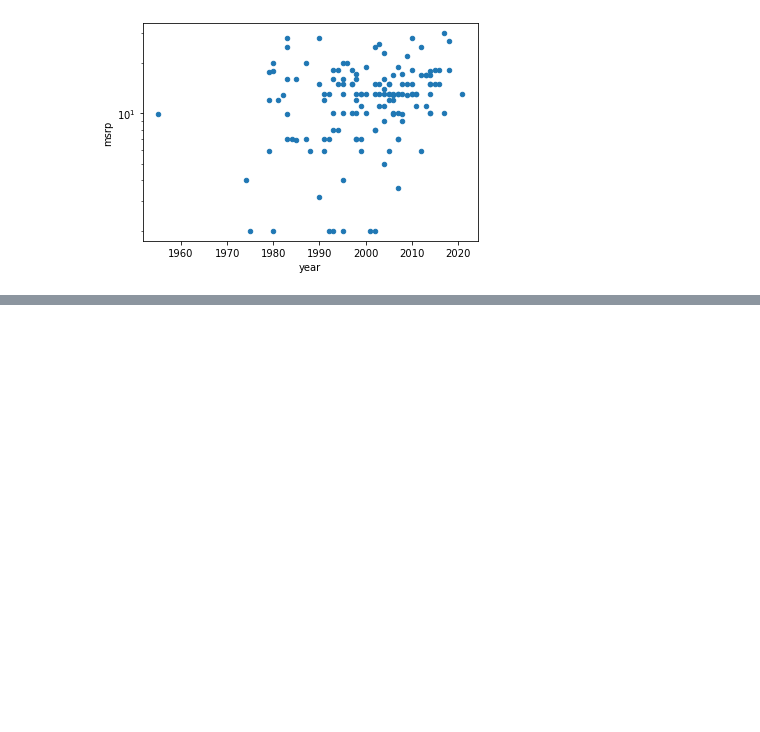
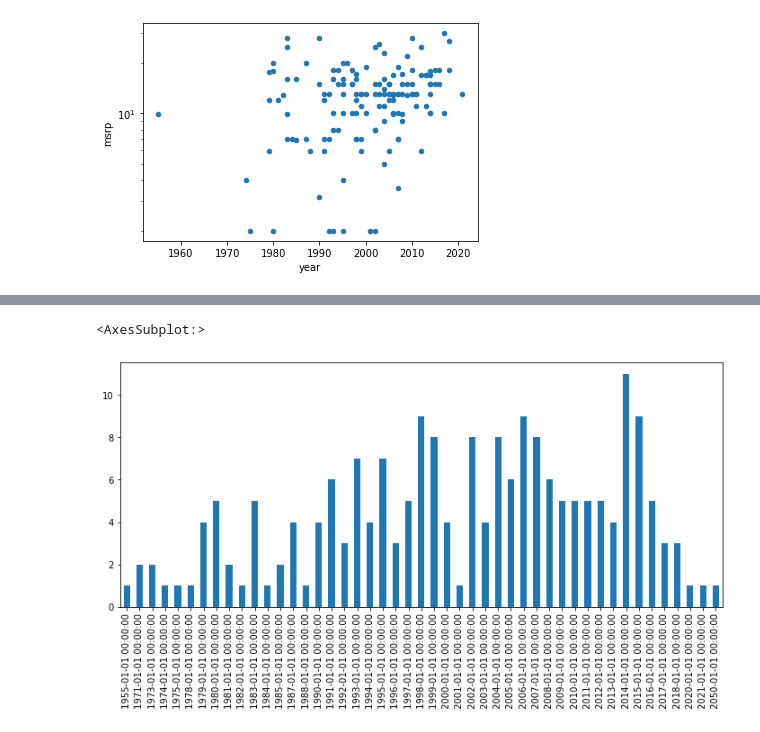
Before and after one commit to kayavila/IS445-Final-StorybookBibles, a Jupyter notebook: dataset-exploration/IS445-Final Project Pt1 - Kay Avila.ipynb, the cells around one changed output, grey strips where cells are left out. Drawn from its saved outputs; the diff is of its cells as text; code cells hidden in the pictures; blank space fills up the shorter version.

```diff
--- a/dataset-exploration/IS445-Final Project Pt1 - Kay Avila.ipynb
+++ b/dataset-exploration/IS445-Final Project Pt1 - Kay Avila.ipynb
@@ -176,0 +216,4 @@ df.plot.scatter(x='year', y='msrp', logy=True)
+# %%
+# Pandas can't store the one entry that's 1665, but that seems like a typo anyway
+# I also have a value > 2020, so fix these
+df['year'] = pd.to_datetime(df['year'], format='%Y', errors='coerce')
@@ -176,0 +235,5 @@ df.plot.scatter(x='year', y='msrp', logy=True)
+# %%
+df['year'].value_counts().sort_index().plot(kind='bar', figsize=(12,5))
+# %% [output]
+<AxesSubplot:>
+[figure, added]
```
Also changed, not shown: parts of 10 cells of this notebook.
